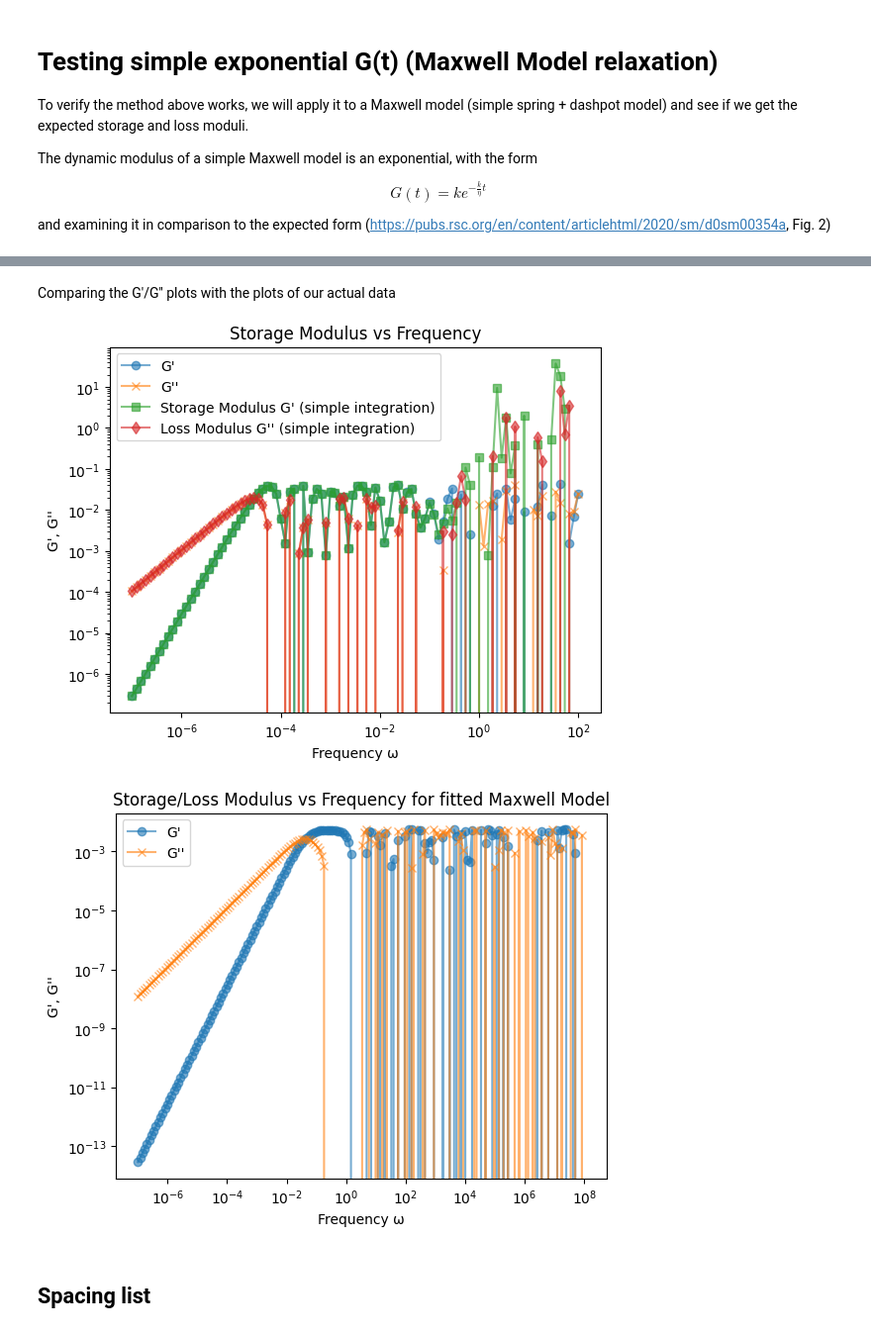
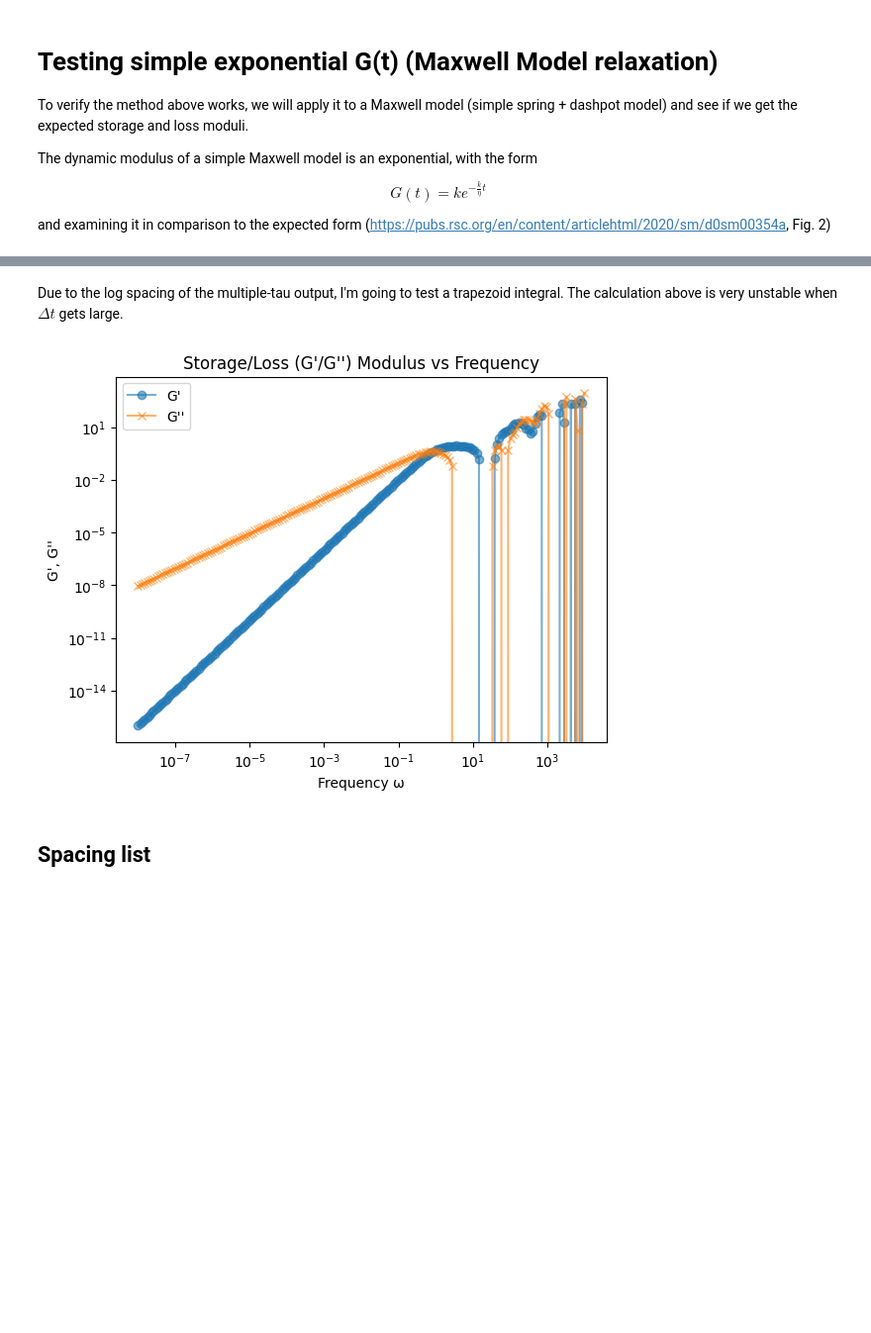
Before and after one commit to anotherbeaver/amine_polymers, a Jupyter notebook: storage_loss_moduli.ipynb, the cells around one changed output, grey strips where cells are left out. Shown at 99% size. Drawn from its saved outputs; the diff is of its cells as text; code cells hidden in the pictures; blank space fills up the shorter version.

```diff
--- a/logs/storage_loss_moduli.ipynb
+++ b/storage_loss_moduli.ipynb
@@ -507,6 +201,2 @@ plt.show()
-# %% [markdown]
-Comparing the G'/G'' plots with the plots of our actual data
-
-![image.png](attachment:image.png)
-
-![image-2.png](attachment:image-2.png)
+# %% [markdown]
+Due to the log spacing of the multiple-tau output, I'm going to test a trapezoid integral. The calculation above is very unstable when $\Delta t$ gets large.
@@ -513,3 +215,18 @@ Comparing the G'/G'' plots with the plots of our actual data
+# %%
+
+# n data points
+n = 200
+omega = np.logspace(-8, 4, n)
+F, Gp, Gpp = fourier_moduli_uneven_vec(t, G_t, omega)
+plt.loglog(omega, Gp, marker='o', alpha=0.6, label="G'")
+plt.loglog(omega, Gpp, marker='x', alpha=0.6, label="G''")
+plt.xlabel('Frequency ω')
+plt.ylabel("G', G''")
+plt.title("Storage/Loss (G'/G'') Modulus vs Frequency")
+plt.legend()
+plt.show()
+# %% [output]
+[figure, added]
 # %% [markdown]
 ## Spacing list
 # %%
```
Also changed, not shown: parts of 19 cells of this notebook, 26 other files.
